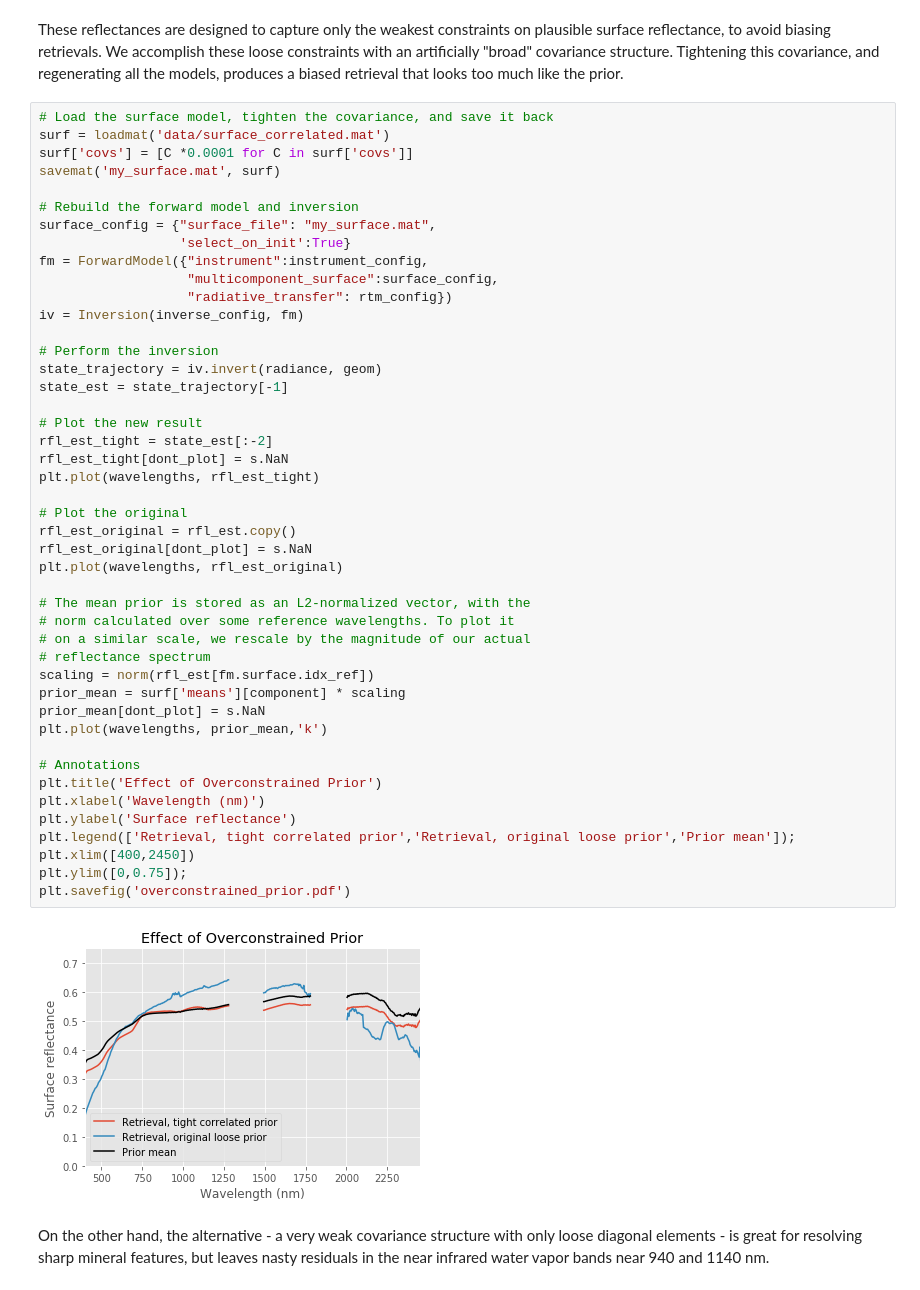
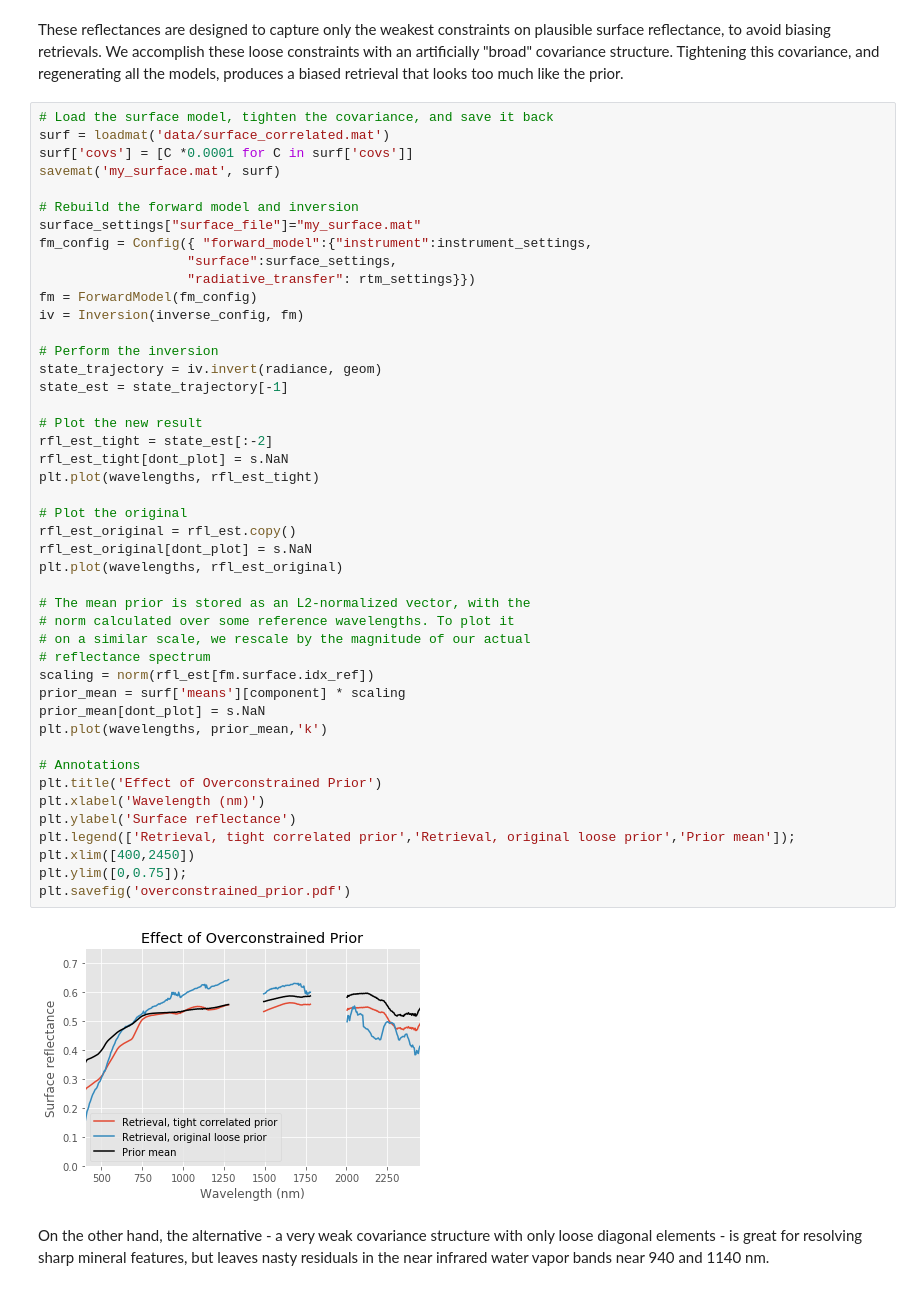
Before and after one commit to davidraythompson/istutor, a Jupyter notebook: 14_OptimalEstimationD/14_OE_Constraints.ipynb, the cells around one changed output. Cells and saved outputs as stored; diff of their text form.

```diff
--- a/14_OptimalEstimationD/14_OE_Constraints.ipynb
+++ b/14_OptimalEstimationD/14_OE_Constraints.ipynb
@@ -119,11 +138,11 @@ surf['covs'] = [C *0.0001 for C in surf['covs']]
 savemat('my_surface.mat', surf)
 
 # Rebuild the forward model and inversion
-surface_config = {"surface_file": "my_surface.mat",
-                  'select_on_init':True}
-fm = ForwardModel({"instrument":instrument_config,
-                   "multicomponent_surface":surface_config,
-                   "radiative_transfer": rtm_config})
+surface_settings["surface_file"]="my_surface.mat"
+fm_config = Config({ "forward_model":{"instrument":instrument_settings,
+                   "surface":surface_settings,
+                   "radiative_transfer": rtm_settings}})
+fm = ForwardModel(fm_config)
 iv = Inversion(inverse_config, fm)
 
 # Perform the inversion
@@ -131,34 +150,34 @@ state_trajectory = iv.invert(radiance, geom)
 state_est = state_trajectory[-1]
 
 # Plot the new result
 rfl_est_tight = state_est[:-2]
 rfl_est_tight[dont_plot] = s.NaN
 plt.plot(wavelengths, rfl_est_tight)
 
 # Plot the original
 rfl_est_original = rfl_est.copy()
 rfl_est_original[dont_plot] = s.NaN
 plt.plot(wavelengths, rfl_est_original)
 
 # The mean prior is stored as an L2-normalized vector, with the
 # norm calculated over some reference wavelengths. To plot it
 # on a similar scale, we rescale by the magnitude of our actual
 # reflectance spectrum
 scaling = norm(rfl_est[fm.surface.idx_ref])
 prior_mean = surf['means'][component] * scaling
 prior_mean[dont_plot] = s.NaN
 plt.plot(wavelengths, prior_mean,'k')
 
 # Annotations
 plt.title('Effect of Overconstrained Prior')
 plt.xlabel('Wavelength (nm)')
 plt.ylabel('Surface reflectance')
 plt.legend(['Retrieval, tight correlated prior','Retrieval, original loose prior','Prior mean']);
 plt.xlim([400,2450])
 plt.ylim([0,0.75]);
 plt.savefig('overconstrained_prior.pdf')
 # %% [output]
-[figure, old version]
+[figure, new version]
 # %% [markdown]
 On the other hand, the alternative - a very weak covariance structure with only loose diagonal elements - is great for resolving sharp mineral features, but leaves nasty residuals in the near infrared water vapor bands near 940 and 1140 nm.
 # %%
```
Also changed, not shown: parts of 3 cells of this notebook, 13 other files.
